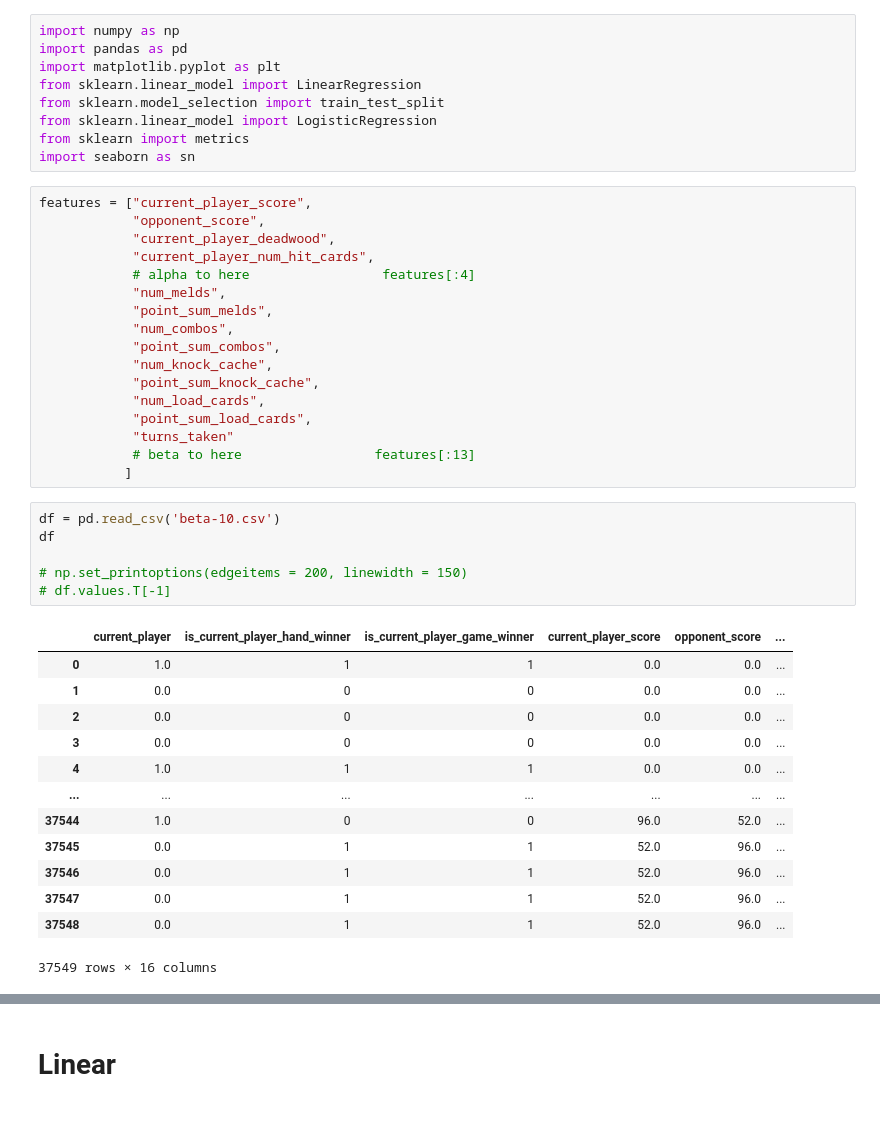
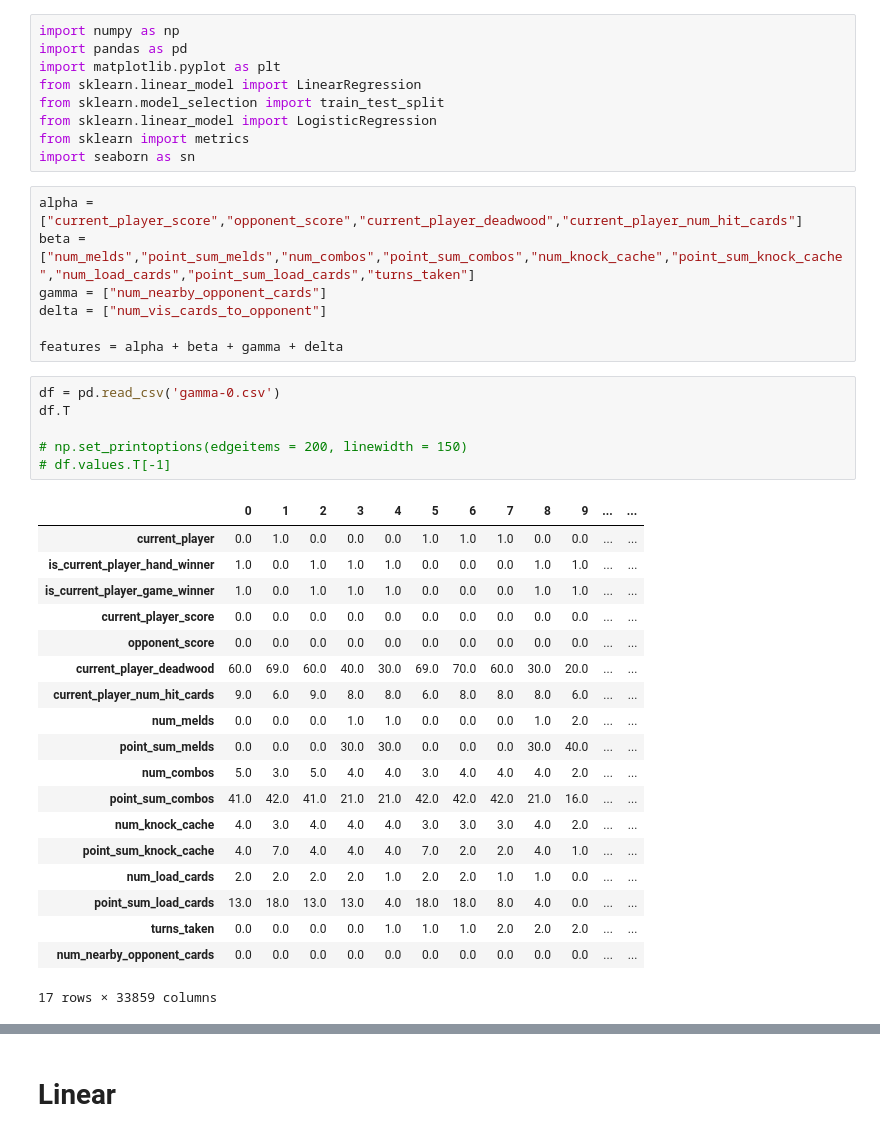
Before and after one commit to PeterEFrancis/gin-rummy-AI, a Jupyter notebook: data/player_data_proccessor.ipynb, the cells around one changed output, grey strips where cells are left out. Saved outputs shown, nothing was run; the diff lists cells and outputs as text.

```diff
--- a/data/player_data_proccessor.ipynb
+++ b/data/player_data_proccessor.ipynb
@@ -8,39 +8,35 @@ from sklearn.linear_model import LogisticRegression
 from sklearn import metrics
 import seaborn as sn
 # %%
-features = ["current_player_score",
-            "opponent_score",
-            "current_player_deadwood",
-            "current_player_num_hit_cards",
-            # alpha to here                 features[:4]
-            "num_melds",
-            "point_sum_melds",
-            "num_combos",
-            "point_sum_combos",
-            "num_knock_cache",
-            "point_sum_knock_cache",
-            "num_load_cards",
-            "point_sum_load_cards",
-            "turns_taken"
-            # beta to here                 features[:13]
-           ]
+alpha = ["current_player_score","opponent_score","current_player_deadwood","current_player_num_hit_cards"]
+beta = ["num_melds","point_sum_melds","num_combos","point_sum_combos","num_knock_cache","point_sum_knock_cache","num_load_cards","point_sum_load_cards","turns_taken"]
+gamma = ["num_nearby_opponent_cards"]
+delta = ["num_vis_cards_to_opponent"]
+
+features = alpha + beta + gamma + delta
 # %%
-df = pd.read_csv('beta-10.csv')
-df
+df = pd.read_csv('gamma-0.csv')
+df.T
 
 # np.set_printoptions(edgeitems = 200, linewidth = 150)
 # df.values.T[-1]
 # %% [output]
-|  | current_player | is_current_player_hand_winner | is_current_player_game_winner | current_player_score | opponent_score | ... |
-| 0 | 1.0 | 1 | 1 | 0.0 | 0.0 | ... |
-| 1 | 0.0 | 0 | 0 | 0.0 | 0.0 | ... |
-| 2 | 0.0 | 0 | 0 | 0.0 | 0.0 | ... |
-| 3 | 0.0 | 0 | 0 | 0.0 | 0.0 | ... |
-| 4 | 1.0 | 1 | 1 | 0.0 | 0.0 | ... |
-| ... | ... | ... | ... | ... | ... | ... |
-| 37544 | 1.0 | 0 | 0 | 96.0 | 52.0 | ... |
-| 37545 | 0.0 | 1 | 1 | 52.0 | 96.0 | ... |
-| 37546 | 0.0 | 1 | 1 | 52.0 | 96.0 | ... |
-| 37547 | 0.0 | 1 | 1 | 52.0 | 96.0 | ... |
-| 37548 | 0.0 | 1 | 1 | 52.0 | 96.0 | ... |
+|  | 0 | 1 | 2 | 3 | 4 | 5 | 6 | 7 | 8 | 9 | ... | ... |
+| current_player | 0.0 | 1.0 | 0.0 | 0.0 | 0.0 | 1.0 | 1.0 | 1.0 | 0.0 | 0.0 | ... | ... |
+| is_current_player_hand_winner | 1.0 | 0.0 | 1.0 | 1.0 | 1.0 | 0.0 | 0.0 | 0.0 | 1.0 | 1.0 | ... | ... |
+| is_current_player_game_winner | 1.0 | 0.0 | 1.0 | 1.0 | 1.0 | 0.0 | 0.0 | 0.0 | 1.0 | 1.0 | ... | ... |
+| current_player_score | 0.0 | 0.0 | 0.0 | 0.0 | 0.0 | 0.0 | 0.0 | 0.0 | 0.0 | 0.0 | ... | ... |
+| opponent_score | 0.0 | 0.0 | 0.0 | 0.0 | 0.0 | 0.0 | 0.0 | 0.0 | 0.0 | 0.0 | ... | ... |
+| current_player_deadwood | 60.0 | 69.0 | 60.0 | 40.0 | 30.0 | 69.0 | 70.0 | 60.0 | 30.0 | 20.0 | ... | ... |
+| current_player_num_hit_cards | 9.0 | 6.0 | 9.0 | 8.0 | 8.0 | 6.0 | 8.0 | 8.0 | 8.0 | 6.0 | ... | ... |
+| num_melds | 0.0 | 0.0 | 0.0 | 1.0 | 1.0 | 0.0 | 0.0 | 0.0 | 1.0 | 2.0 | ... | ... |
+| point_sum_melds | 0.0 | 0.0 | 0.0 | 30.0 | 30.0 | 0.0 | 0.0 | 0.0 | 30.0 | 40.0 | ... | ... |
+| num_combos | 5.0 | 3.0 | 5.0 | 4.0 | 4.0 | 3.0 | 4.0 | 4.0 | 4.0 | 2.0 | ... | ... |
+| point_sum_combos | 41.0 | 42.0 | 41.0 | 21.0 | 21.0 | 42.0 | 42.0 | 42.0 | 21.0 | 16.0 | ... | ... |
+| num_knock_cache | 4.0 | 3.0 | 4.0 | 4.0 | 4.0 | 3.0 | 3.0 | 3.0 | 4.0 | 2.0 | ... | ... |
+| point_sum_knock_cache | 4.0 | 7.0 | 4.0 | 4.0 | 4.0 | 7.0 | 2.0 | 2.0 | 4.0 | 1.0 | ... | ... |
+| num_load_cards | 2.0 | 2.0 | 2.0 | 2.0 | 1.0 | 2.0 | 2.0 | 1.0 | 1.0 | 0.0 | ... | ... |
+| point_sum_load_cards | 13.0 | 18.0 | 13.0 | 13.0 | 4.0 | 18.0 | 18.0 | 8.0 | 4.0 | 0.0 | ... | ... |
+| turns_taken | 0.0 | 0.0 | 0.0 | 0.0 | 1.0 | 1.0 | 1.0 | 2.0 | 2.0 | 2.0 | ... | ... |
+| num_nearby_opponent_cards | 0.0 | 0.0 | 0.0 | 0.0 | 0.0 | 0.0 | 0.0 | 0.0 | 0.0 | 0.0 | ... | ... |
-37549 rows × 16 columns
+17 rows × 33859 columns
```
Also changed, not shown: parts of 14 cells of this notebook, 17 other files.
